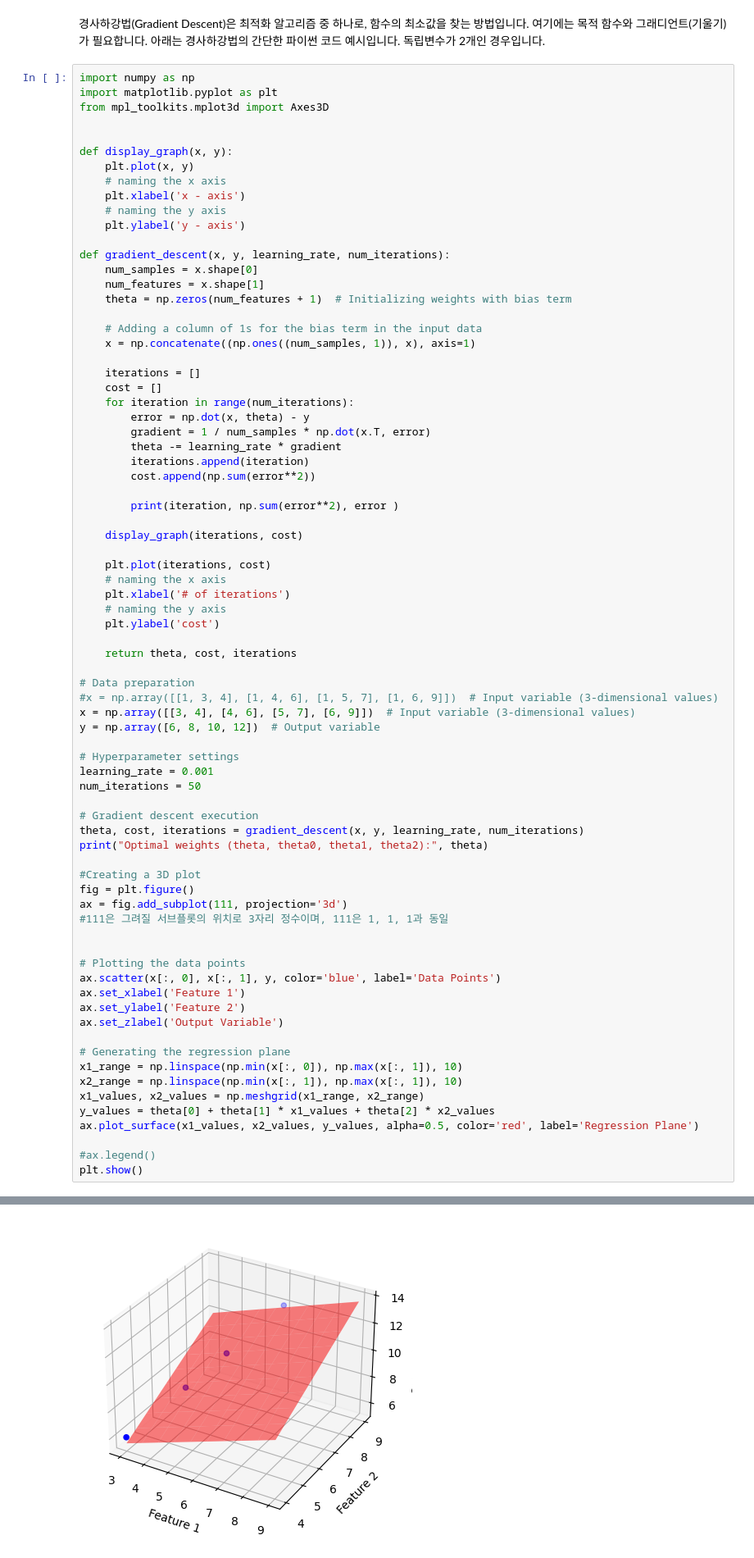
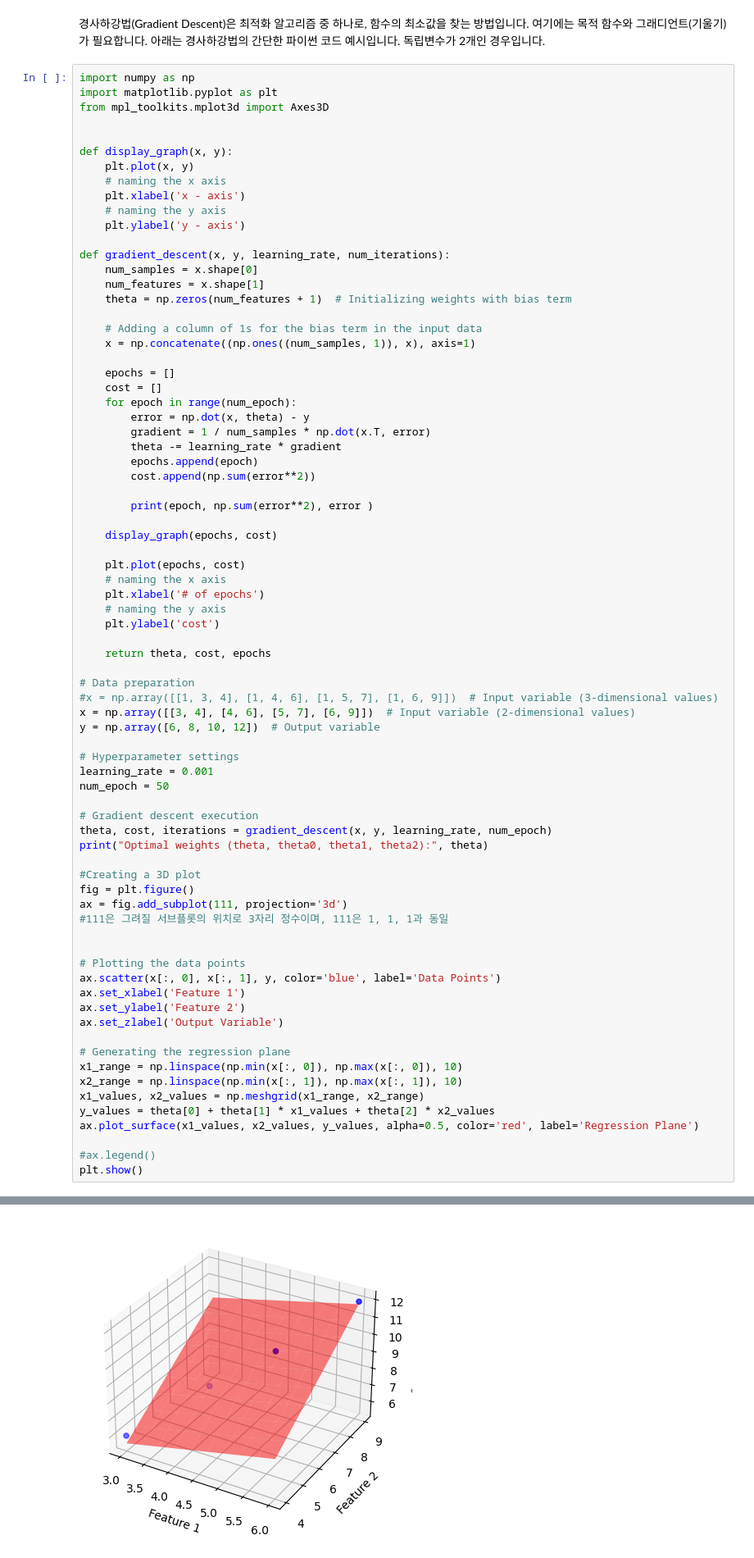
Before and after one commit to sukjin1/ed, a Jupyter notebook: gradient_descent_multiple_variables.ipynb, the cells around one changed output, grey strips where cells are left out. Shown at 82% size. Saved outputs shown, nothing was run; the diff lists cells and outputs as text.

```diff
--- a/gradient_descent_multiple_variables.ipynb
+++ b/gradient_descent_multiple_variables.ipynb
@@ -23,38 +23,38 @@ def gradient_descent(x, y, learning_rate, num_iterations):
     # Adding a column of 1s for the bias term in the input data
     x = np.concatenate((np.ones((num_samples, 1)), x), axis=1)
 
-    iterations = []
+    epochs = []
     cost = []
-    for iteration in range(num_iterations):
+    for epoch in range(num_epoch):
         error = np.dot(x, theta) - y
         gradient = 1 / num_samples * np.dot(x.T, error)
         theta -= learning_rate * gradient
-        iterations.append(iteration)
+        epochs.append(epoch)
         cost.append(np.sum(error**2))
 
-        print(iteration, np.sum(error**2), error )
+        print(epoch, np.sum(error**2), error )
 
-    display_graph(iterations, cost)
+    display_graph(epochs, cost)
 
-    plt.plot(iterations, cost)
+    plt.plot(epochs, cost)
     # naming the x axis
-    plt.xlabel('# of iterations')
+    plt.xlabel('# of epochs')
     # naming the y axis
     plt.ylabel('cost')
 
-    return theta, cost, iterations
+    return theta, cost, epochs
 
 # Data preparation
 #x = np.array([[1, 3, 4], [1, 4, 6], [1, 5, 7], [1, 6, 9]])  # Input variable (3-dimensional values)
-x = np.array([[3, 4], [4, 6], [5, 7], [6, 9]])  # Input variable (3-dimensional values)
+x = np.array([[3, 4], [4, 6], [5, 7], [6, 9]])  # Input variable (2-dimensional values)
 y = np.array([6, 8, 10, 12])  # Output variable
 
 # Hyperparameter settings
 learning_rate = 0.001
-num_iterations = 50
+num_epoch = 50
 
 # Gradient descent execution
-theta, cost, iterations = gradient_descent(x, y, learning_rate, num_iterations)
+theta, cost, iterations = gradient_descent(x, y, learning_rate, num_epoch)
 print("Optimal weights (theta, theta0, theta1, theta2):", theta)
 
 #Creating a 3D plot
@@ -70,7 +70,7 @@ ax.set_ylabel('Feature 2')
 ax.set_zlabel('Output Variable')
 
 # Generating the regression plane
-x1_range = np.linspace(np.min(x[:, 0]), np.max(x[:, 1]), 10)
+x1_range = np.linspace(np.min(x[:, 0]), np.max(x[:, 0]), 10)
 x2_range = np.linspace(np.min(x[:, 1]), np.max(x[:, 1]), 10)
 x1_values, x2_values = np.meshgrid(x1_range, x2_range)
 y_values = theta[0] + theta[1] * x1_values + theta[2] * x2_values
@@ -100 +100 @@ Optimal weights (theta, theta0, theta1, theta2): [0.12986845 0.61541671 0.892116
-[figure, old version]
+[figure, new version]
```
Also changed, not shown: parts of 3 cells of this notebook.
